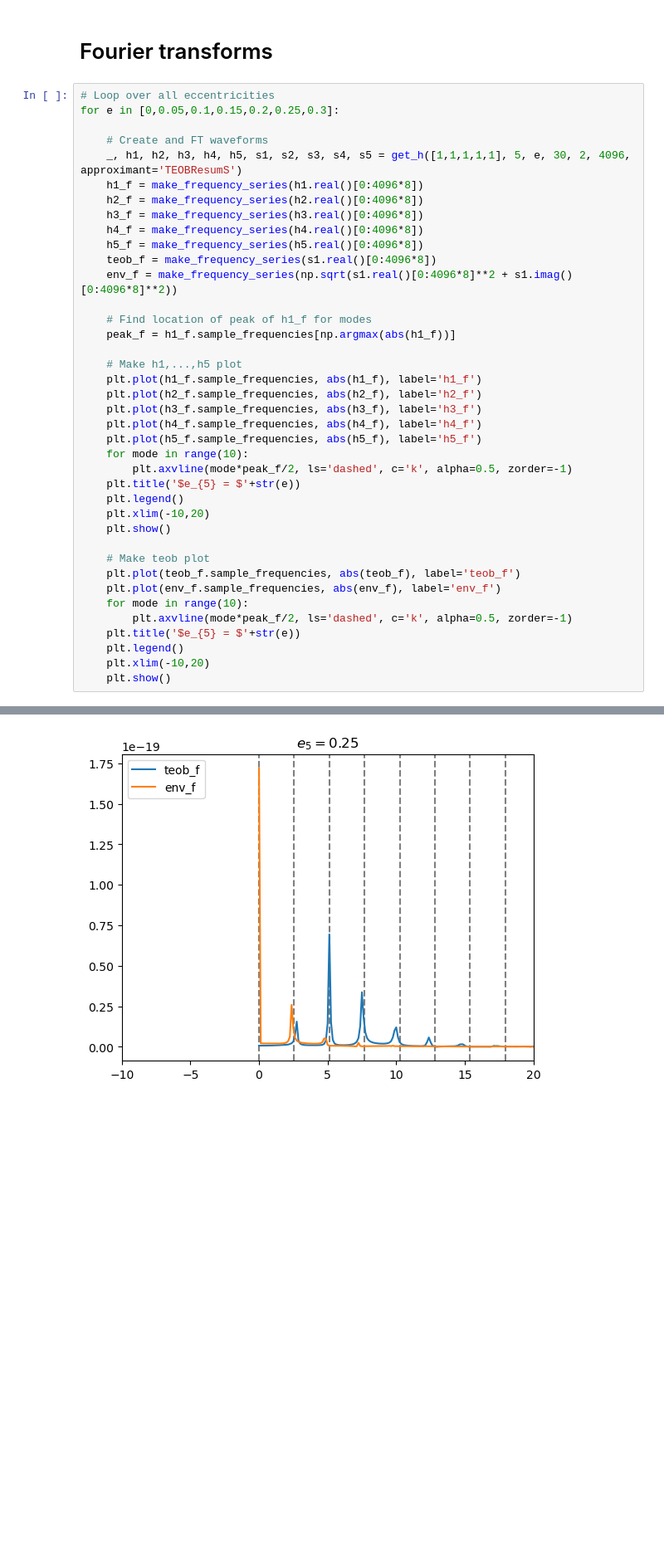
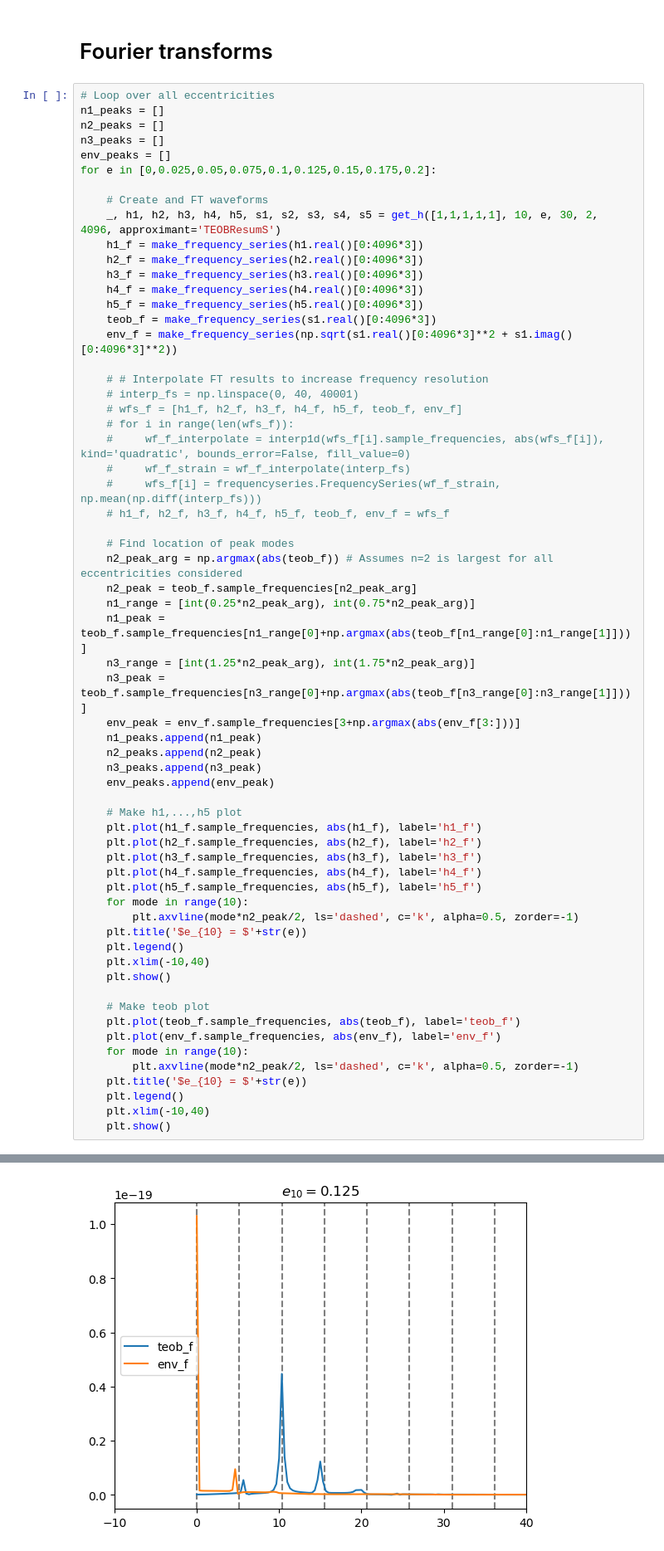
Before and after one commit to BenGPatterson/EccentricBinaries, a Jupyter notebook: notebooks/n_component_decomposition.ipynb, the cells around one changed output, grey strips where cells are left out. Shown at 83% size. Drawn from its saved outputs; the diff is of its cells as text; blank space fills up the shorter version.

Commit message:
started eccentric FT mode investigation

```diff
--- a/notebooks/n_component_decomposition.ipynb
+++ b/notebooks/n_component_decomposition.ipynb
@@ -832,20 +842,43 @@ print(h1_h3, h2_h4)
 # Fourier transforms
 # %%
 # Loop over all eccentricities
-for e in [0,0.05,0.1,0.15,0.2,0.25,0.3]:
+n1_peaks = []
+n2_peaks = []
+n3_peaks = []
+env_peaks = []
+for e in [0,0.025,0.05,0.075,0.1,0.125,0.15,0.175,0.2]:
 
     # Create and FT waveforms
-    _, h1, h2, h3, h4, h5, s1, s2, s3, s4, s5 = get_h([1,1,1,1,1], 5, e, 30, 2, 4096, approximant='TEOBResumS')
-    h1_f = make_frequency_series(h1.real()[0:4096*8])
-    h2_f = make_frequency_series(h2.real()[0:4096*8])
-    h3_f = make_frequency_series(h3.real()[0:4096*8])
-    h4_f = make_frequency_series(h4.real()[0:4096*8])
-    h5_f = make_frequency_series(h5.real()[0:4096*8])
-    teob_f = make_frequency_series(s1.real()[0:4096*8])
-    env_f = make_frequency_series(np.sqrt(s1.real()[0:4096*8]**2 + s1.imag()[0:4096*8]**2))
+    _, h1, h2, h3, h4, h5, s1, s2, s3, s4, s5 = get_h([1,1,1,1,1], 10, e, 30, 2, 4096, approximant='TEOBResumS')
+    h1_f = make_frequency_series(h1.real()[0:4096*3])
+    h2_f = make_frequency_series(h2.real()[0:4096*3])
+    h3_f = make_frequency_series(h3.real()[0:4096*3])
+    h4_f = make_frequency_series(h4.real()[0:4096*3])
+    h5_f = make_frequency_series(h5.real()[0:4096*3])
+    teob_f = make_frequency_series(s1.real()[0:4096*3])
+    env_f = make_frequency_series(np.sqrt(s1.real()[0:4096*3]**2 + s1.imag()[0:4096*3]**2))
 
-    # Find location of peak of h1_f for modes
-    peak_f = h1_f.sample_frequencies[np.argmax(abs(h1_f))]
+    # # Interpolate FT results to increase frequency resolution
+    # interp_fs = np.linspace(0, 40, 40001)
+    # wfs_f = [h1_f, h2_f, h3_f, h4_f, h5_f, teob_f, env_f]
+    # for i in range(len(wfs_f)):
+    #     wf_f_interpolate = interp1d(wfs_f[i].sample_frequencies, abs(wfs_f[i]), kind='quadratic', bounds_error=False, fill_value=0)
+    #     wf_f_strain = wf_f_interpolate(interp_fs)
+    #     wfs_f[i] = frequencyseries.FrequencySeries(wf_f_strain, np.mean(np.diff(interp_fs)))
+    # h1_f, h2_f, h3_f, h4_f, h5_f, teob_f, env_f = wfs_f
+
+    # Find location of peak modes
+    n2_peak_arg = np.argmax(abs(teob_f)) # Assumes n=2 is largest for all eccentricities considered
+    n2_peak = teob_f.sample_frequencies[n2_peak_arg]
+    n1_range = [int(0.25*n2_peak_arg), int(0.75*n2_peak_arg)]
+    n1_peak = teob_f.sample_frequencies[n1_range[0]+np.argmax(abs(teob_f[n1_range[0]:n1_range[1]]))]
+    n3_range = [int(1.25*n2_peak_arg), int(1.75*n2_peak_arg)]
+    n3_peak = teob_f.sample_frequencies[n3_range[0]+np.argmax(abs(teob_f[n3_range[0]:n3_range[1]]))]
+    env_peak = env_f.sample_frequencies[3+np.argmax(abs(env_f[3:]))]
+    n1_peaks.append(n1_peak)
+    n2_peaks.append(n2_peak)
+    n3_peaks.append(n3_peak)
+    env_peaks.append(env_peak)
 
     # Make h1,...,h5 plot
     plt.plot(h1_f.sample_frequencies, abs(h1_f), label='h1_f')
@@ -854,19 +887,19 @@ for e in [0,0.05,0.1,0.15,0.2,0.25,0.3]:
     plt.plot(h4_f.sample_frequencies, abs(h4_f), label='h4_f')
     plt.plot(h5_f.sample_frequencies, abs(h5_f), label='h5_f')
     for mode in range(10):
-        plt.axvline(mode*peak_f/2, ls='dashed', c='k', alpha=0.5, zorder=-1)
-    plt.title('$e_{5} = $'+str(e))
+        plt.axvline(mode*n2_peak/2, ls='dashed', c='k', alpha=0.5, zorder=-1)
+    plt.title('$e_{10} = $'+str(e))
     plt.legend()
-    plt.xlim(-10,20)
+    plt.xlim(-10,40)
     plt.show()
 
     # Make teob plot
     plt.plot(teob_f.sample_frequencies, abs(teob_f), label='teob_f')
     plt.plot(env_f.sample_frequencies, abs(env_f), label='env_f')
     for mode in range(10):
-        plt.axvline(mode*peak_f/2, ls='dashed', c='k', alpha=0.5, zorder=-1)
-    plt.title('$e_{5} = $'+str(e))
+        plt.axvline(mode*n2_peak/2, ls='dashed', c='k', alpha=0.5, zorder=-1)
+    plt.title('$e_{10} = $'+str(e))
     plt.legend()
-    plt.xlim(-10,20)
+    plt.xlim(-10,40)
     plt.show()
 # %% [output]
@@ -884 +917 @@ for e in [0,0.05,0.1,0.15,0.2,0.25,0.3]:
-[figure, old version]
+[figure, new version]
```
Also changed, not shown: parts of 9 cells of this notebook, 12 other files.
